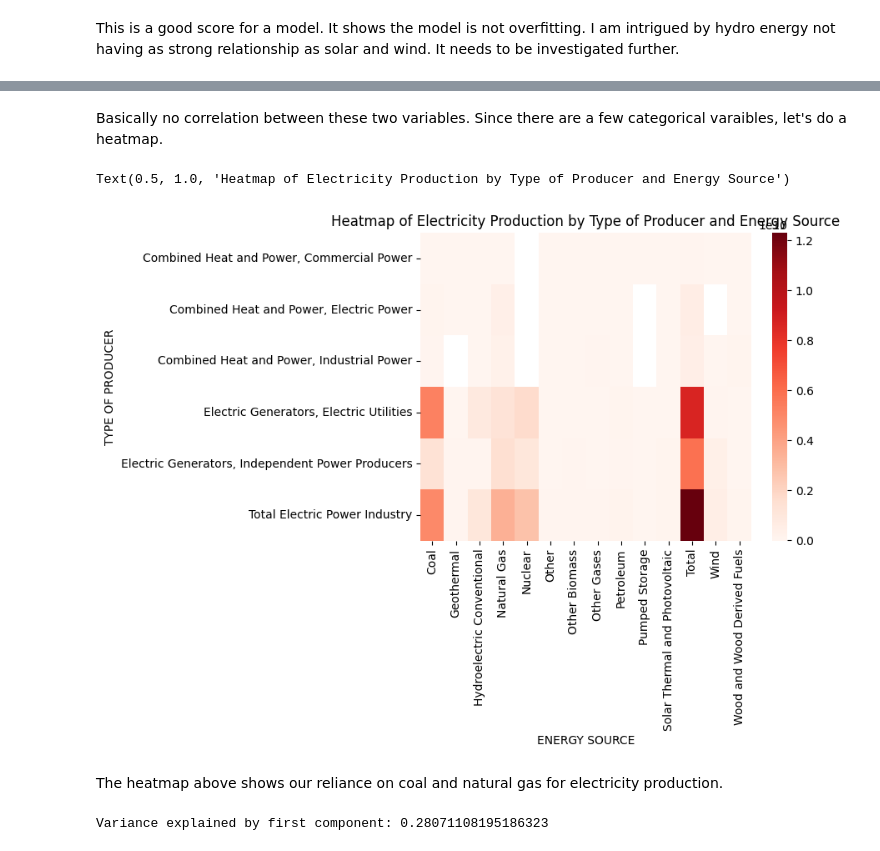
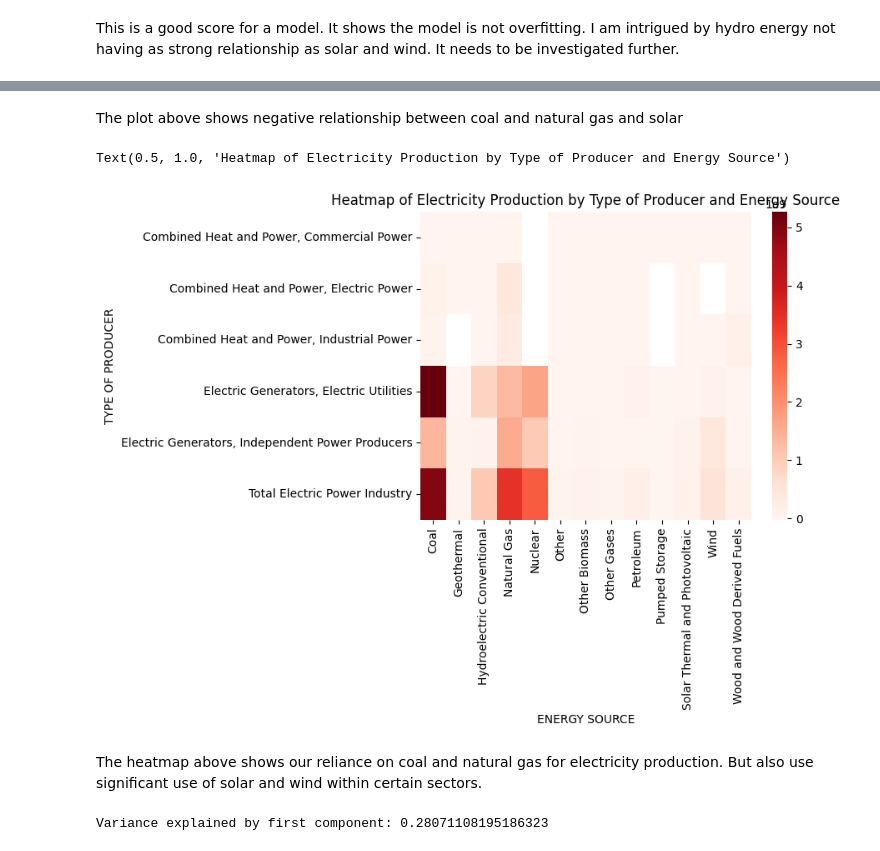
Before and after one commit to bu-sohan/AI-for-Leaders-Spring-2025, a Jupyter notebook: Week9.ipynb, the cells around one changed output, grey strips where cells are left out. Saved outputs shown, nothing was run; the diff lists cells and outputs as text; code cells hidden in the pictures.

```diff
--- a/Week9.ipynb
+++ b/Week9.ipynb
@@ -349,16 +373,19 @@ df_ren3_numeric.corr()
-# %% [markdown]
-Basically no correlation between these two variables. Since there are a few categorical varaibles, let's do a heatmap.
+# %% [markdown]
+The plot above shows negative relationship between coal and natural gas and solar
 # %%
+# Remove rows where 'ENERGY SOURCE' is 'Total'
+df_ren3= df_ren3[df_ren3['ENERGY SOURCE'] != 'Total']
+
 #The data are given as columns, so we must use a pivot_table to transform it into a two-dimensional grid.
 pivot = df_ren3.pivot_table(index = ["TYPE OF PRODUCER"], columns = ["ENERGY SOURCE"], values = "GENERATION (Megawatthours)", aggfunc = "sum")
 
 df_hmap = sns.heatmap(pivot, cmap = "Reds")
 df_hmap.set_title("Heatmap of Electricity Production by Type of Producer and Energy Source")
 # %% [output]
 Text(0.5, 1.0, 'Heatmap of Electricity Production by Type of Producer and Energy Source')
-[figure, old version]
+[figure, new version]
 # %% [markdown]
-The heatmap above shows our reliance on coal and natural gas for electricity production.
+The heatmap above shows our reliance on coal and natural gas for electricity production. But also use significant use of solar and wind within certain sectors.
 # %%
 #Perform PCA
 
```
Also changed, not shown: parts of 1 cell of this notebook.
